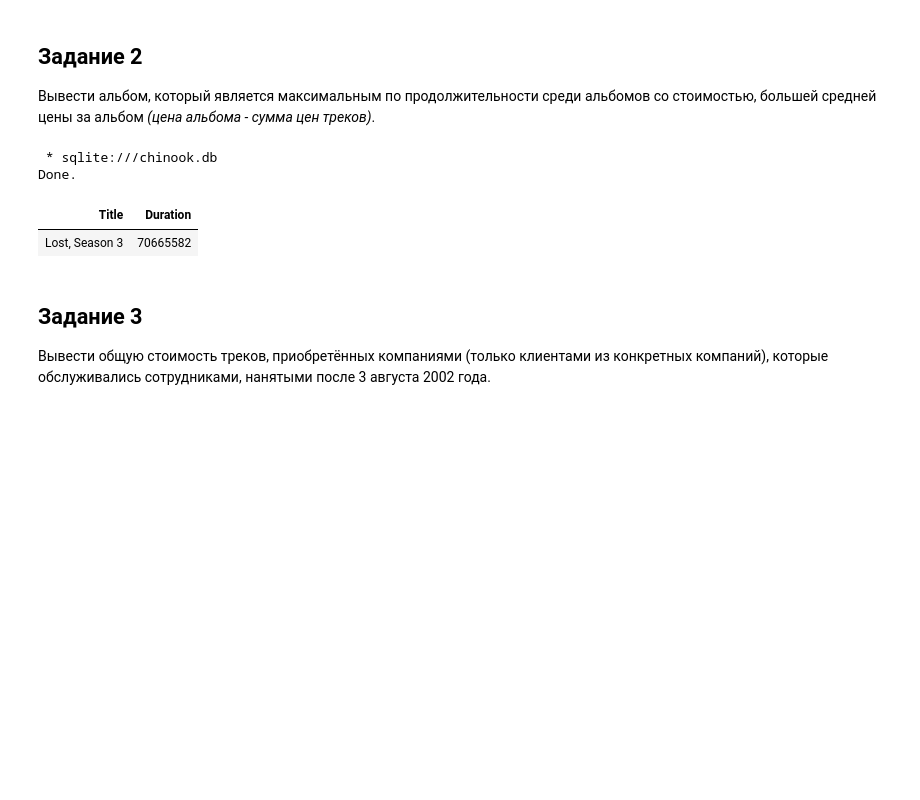
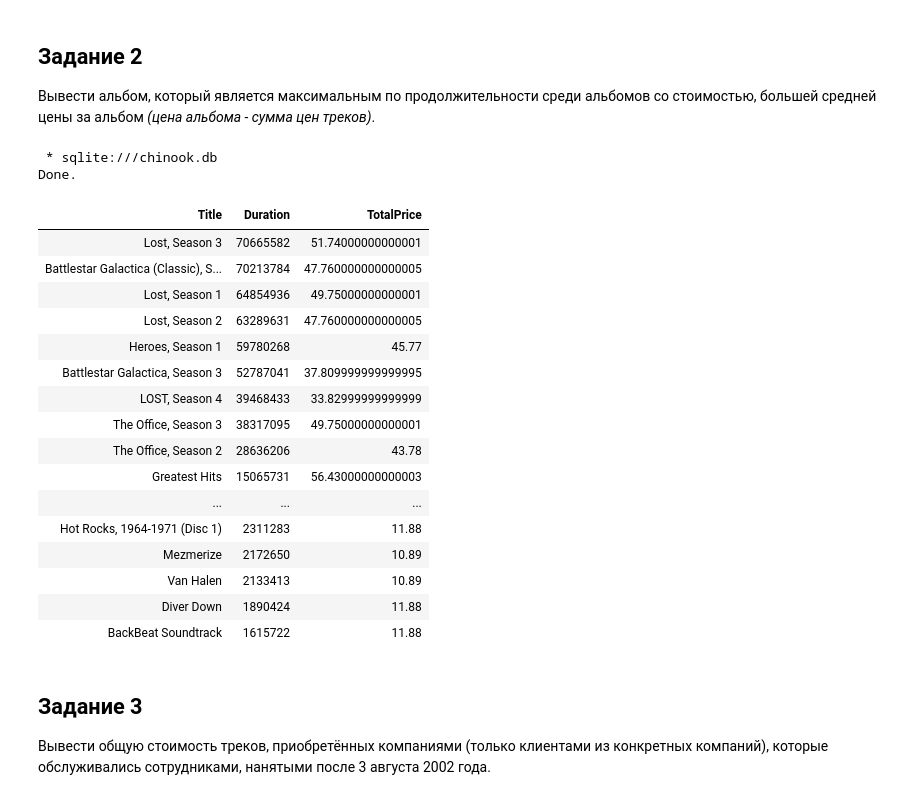
Before and after one commit to Vlad1000nn/MyGit, a Jupyter notebook: University/3 sem/DB/Lab3/Лабораторная-3.ipynb, the cells around one changed output. Saved outputs shown, nothing was run; the diff lists cells and outputs as text; code cells hidden in the pictures; blank space fills up the shorter version.

```diff
--- a/University/3 sem/DB/Lab3/Лабораторная-3.ipynb
+++ b/University/3 sem/DB/Lab3/Лабораторная-3.ipynb
@@ -35,37 +35,52 @@ Done.
 
 WITH AlbumPrices as
 (
     SELECT al.AlbumId, sum(t.UnitPrice) AS TotalPrice FROM Albums al
 
     JOIN Tracks t ON al.AlbumId = t.AlbumId
 
     GROUP BY al.AlbumId
 ),
 
 AveragePrice as
 (
     SELECT avg(TotalPrice) AS AvgPrice FROM AlbumPrices
 )
 
-SELECT al.Title, sum(t.Milliseconds) as Duration FROM Albums al
+SELECT al.Title, sum(t.Milliseconds) as Duration, TotalPrice FROM Albums al
 
 JOIN Tracks         t   ON al.AlbumId = t.AlbumId
 JOIN AlbumPrices    ap  ON al.AlbumId = ap.AlbumId
 
 CROSS JOIN AveragePrice
 
 WHERE ap.TotalPrice > AveragePrice.AvgPrice
 
 GROUP BY al.AlbumId
 
 ORDER BY Duration DESC
 
-LIMIT 1;
+--LIMIT 1;
 # %% [output]
  * sqlite:///chinook.db
 Done.
-| Title | Duration |
-| Lost, Season 3 | 70665582 |
+| Title | Duration | TotalPrice |
+| Lost, Season 3 | 70665582 | 51.74000000000001 |
+| Battlestar Galactica (Classic), S... | 70213784 | 47.760000000000005 |
+| Lost, Season 1 | 64854936 | 49.75000000000001 |
+| Lost, Season 2 | 63289631 | 47.760000000000005 |
+| Heroes, Season 1 | 59780268 | 45.77 |
+| Battlestar Galactica, Season 3 | 52787041 | 37.809999999999995 |
+| LOST, Season 4 | 39468433 | 33.82999999999999 |
+| The Office, Season 3 | 38317095 | 49.75000000000001 |
+| The Office, Season 2 | 28636206 | 43.78 |
+| Greatest Hits | 15065731 | 56.43000000000003 |
+| ... | ... | ... |
+| Hot Rocks, 1964-1971 (Disc 1) | 2311283 | 11.88 |
+| Mezmerize | 2172650 | 10.89 |
+| Van Halen | 2133413 | 10.89 |
+| Diver Down | 1890424 | 11.88 |
+| BackBeat Soundtrack | 1615722 | 11.88 |
 # %% [markdown]
 ## Задание 3
 Вывести общую стоимость треков, приобретённых компаниями (только клиентами из конкретных компаний), которые обслуживались сотрудниками, нанятыми после 3 августа 2002 года.
```
Also changed, not shown: 11 other files.
